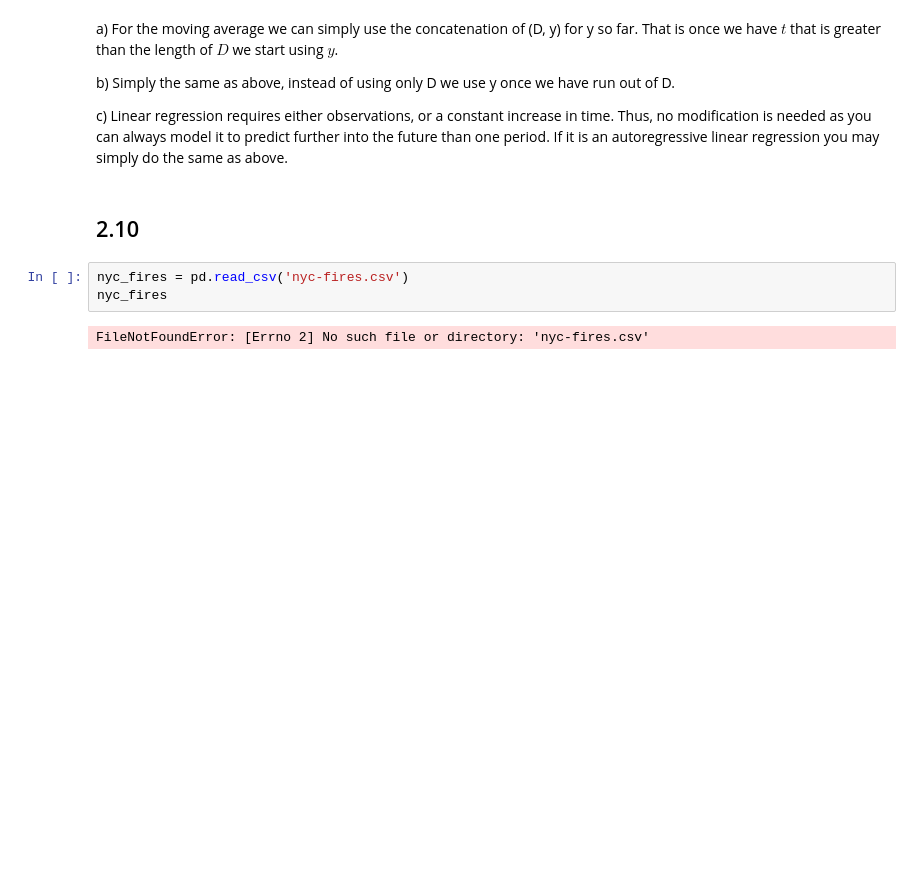
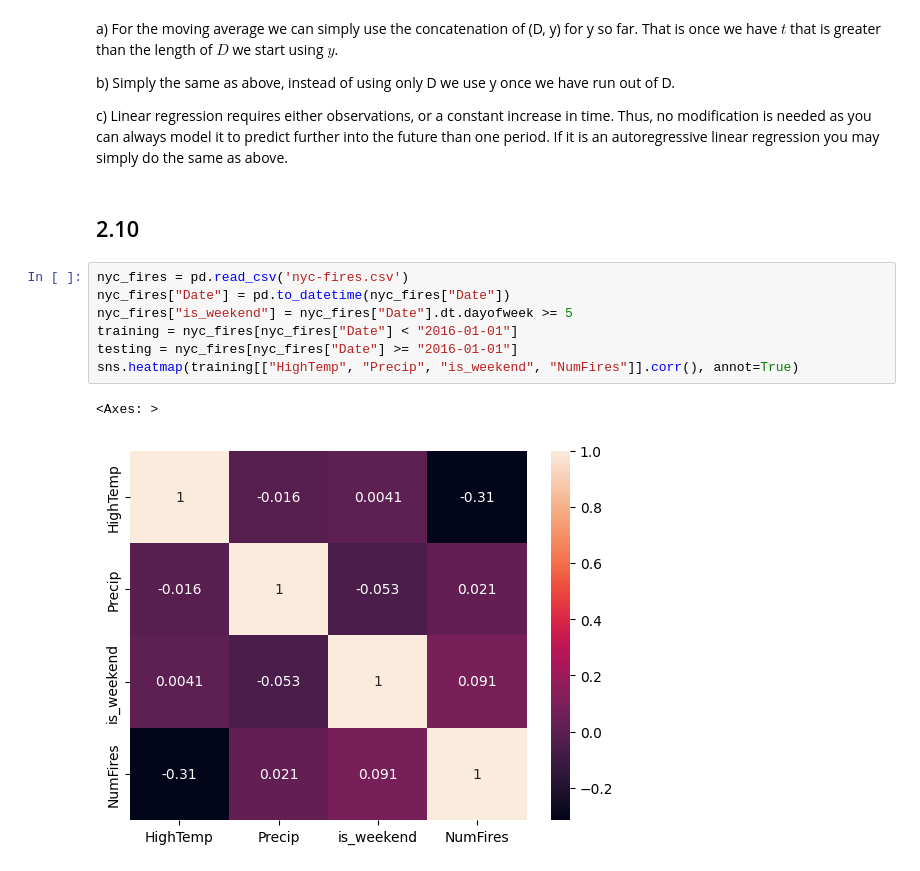
Before and after one commit to AlbinLind/Supply-Chain, a Jupyter notebook: week_1/seminar1.ipynb, the cells around one changed output. Saved outputs shown, nothing was run; the diff lists cells and outputs as text; blank space fills up the shorter version.

```diff
--- a/week_1/seminar1.ipynb
+++ b/week_1/seminar1.ipynb
@@ -94,8 +94,13 @@ b) Simply the same as above, instead of using only D we use y once we have run o
 c) Linear regression requires either observations, or a constant increase in time. Thus, no modification is needed as you can always model it to predict further into the future than one period. If it is an autoregressive linear regression you may simply do the same as above.
 # %% [markdown]
 ## 2.10
-# %%
-nyc_fires = pd.read_csv('nyc-fires.csv')
-nyc_fires
-# %% [output]
-FileNotFoundError: [Errno 2] No such file or directory: 'nyc-fires.csv'
+# %%
+nyc_fires = pd.read_csv('nyc-fires.csv')
+nyc_fires["Date"] = pd.to_datetime(nyc_fires["Date"])
+nyc_fires["is_weekend"] = nyc_fires["Date"].dt.dayofweek >= 5
+training = nyc_fires[nyc_fires["Date"] < "2016-01-01"]
+testing = nyc_fires[nyc_fires["Date"] >= "2016-01-01"]
+sns.heatmap(training[["HighTemp", "Precip", "is_weekend", "NumFires"]].corr(), annot=True)
+# %% [output]
+<Axes: >
+[figure, added]
```
Also changed, not shown: parts of 4 cells of this notebook, 2 other files.
